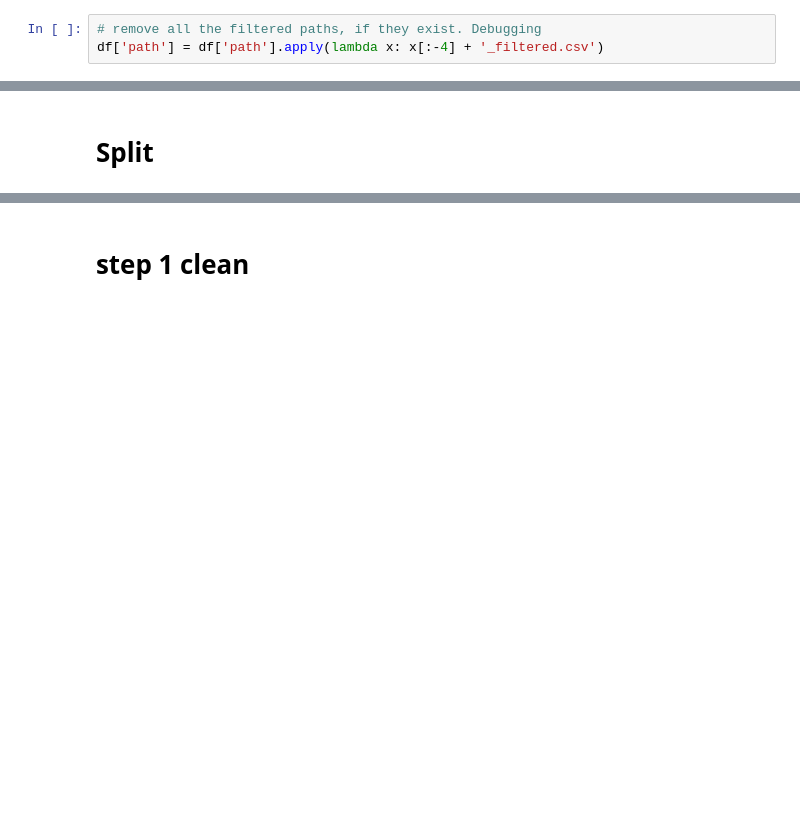
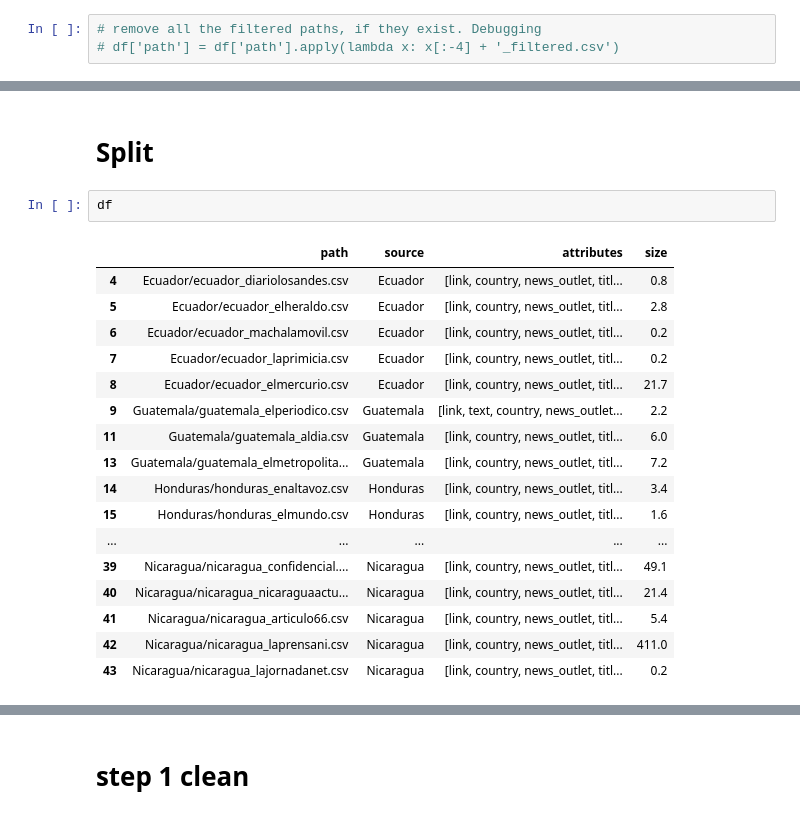
Before and after one commit to Zwd798/conflibert-spanish, a Jupyter notebook: Filter/text_filterer.ipynb, the cells around one changed output, grey strips where cells are left out. Saved outputs shown, nothing was run; the diff lists cells and outputs as text; blank space fills up the shorter version.

```diff
--- a/Filter/text_filterer.ipynb
+++ b/Filter/text_filterer.ipynb
@@ -226,11 +291,31 @@ re.compile('\\bbestilos|\\blibros|\\bcoches|\\bcarros|\\bautomóviles|\\btierra|
 # %%
 # remove all the filtered paths, if they exist. Debugging
-df['path'] = df['path'].apply(lambda x: x[:-4] + '_filtered.csv')
+# df['path'] = df['path'].apply(lambda x: x[:-4] + '_filtered.csv')
 # %%
 # Checks for doublely filtered files. Debugging
 df = df[~df.path.str.contains('_filtered_filtered')]
 # %% [markdown]
 # Split
+# %%
+df
+# %% [output]
+|  | path | source | attributes | size |
+| 4 | Ecuador/ecuador_diariolosandes.csv | Ecuador | [link, country, news_outlet, titl... | 0.8 |
+| 5 | Ecuador/ecuador_elheraldo.csv | Ecuador | [link, country, news_outlet, titl... | 2.8 |
+| 6 | Ecuador/ecuador_machalamovil.csv | Ecuador | [link, country, news_outlet, titl... | 0.2 |
+| 7 | Ecuador/ecuador_laprimicia.csv | Ecuador | [link, country, news_outlet, titl... | 0.2 |
+| 8 | Ecuador/ecuador_elmercurio.csv | Ecuador | [link, country, news_outlet, titl... | 21.7 |
+| 9 | Guatemala/guatemala_elperiodico.csv | Guatemala | [link, text, country, news_outlet... | 2.2 |
+| 11 | Guatemala/guatemala_aldia.csv | Guatemala | [link, country, news_outlet, titl... | 6.0 |
+| 13 | Guatemala/guatemala_elmetropolita... | Guatemala | [link, country, news_outlet, titl... | 7.2 |
+| 14 | Honduras/honduras_enaltavoz.csv | Honduras | [link, country, news_outlet, titl... | 3.4 |
+| 15 | Honduras/honduras_elmundo.csv | Honduras | [link, country, news_outlet, titl... | 1.6 |
+| ... | ... | ... | ... | ... |
+| 39 | Nicaragua/nicaragua_confidencial.... | Nicaragua | [link, country, news_outlet, titl... | 49.1 |
+| 40 | Nicaragua/nicaragua_nicaraguaactu... | Nicaragua | [link, country, news_outlet, titl... | 21.4 |
+| 41 | Nicaragua/nicaragua_articulo66.csv | Nicaragua | [link, country, news_outlet, titl... | 5.4 |
+| 42 | Nicaragua/nicaragua_laprensani.csv | Nicaragua | [link, country, news_outlet, titl... | 411.0 |
+| 43 | Nicaragua/nicaragua_lajornadanet.csv | Nicaragua | [link, country, news_outlet, titl... | 0.2 |
 # %%
 # Makes directory for splits. Do not run if a split folder already exists.
 cwd = os.getcwd()
```
Also changed, not shown: parts of 36 cells of this notebook.
